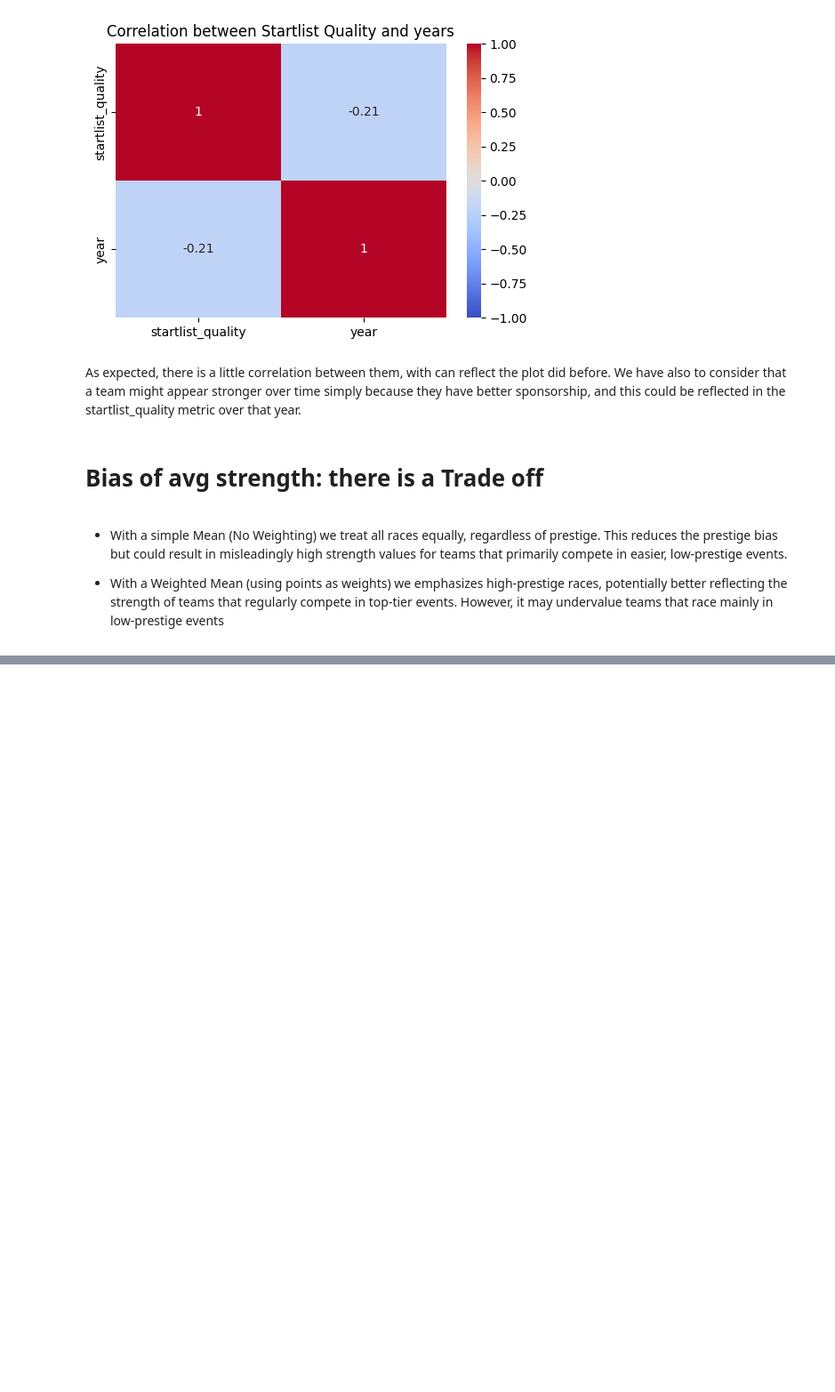
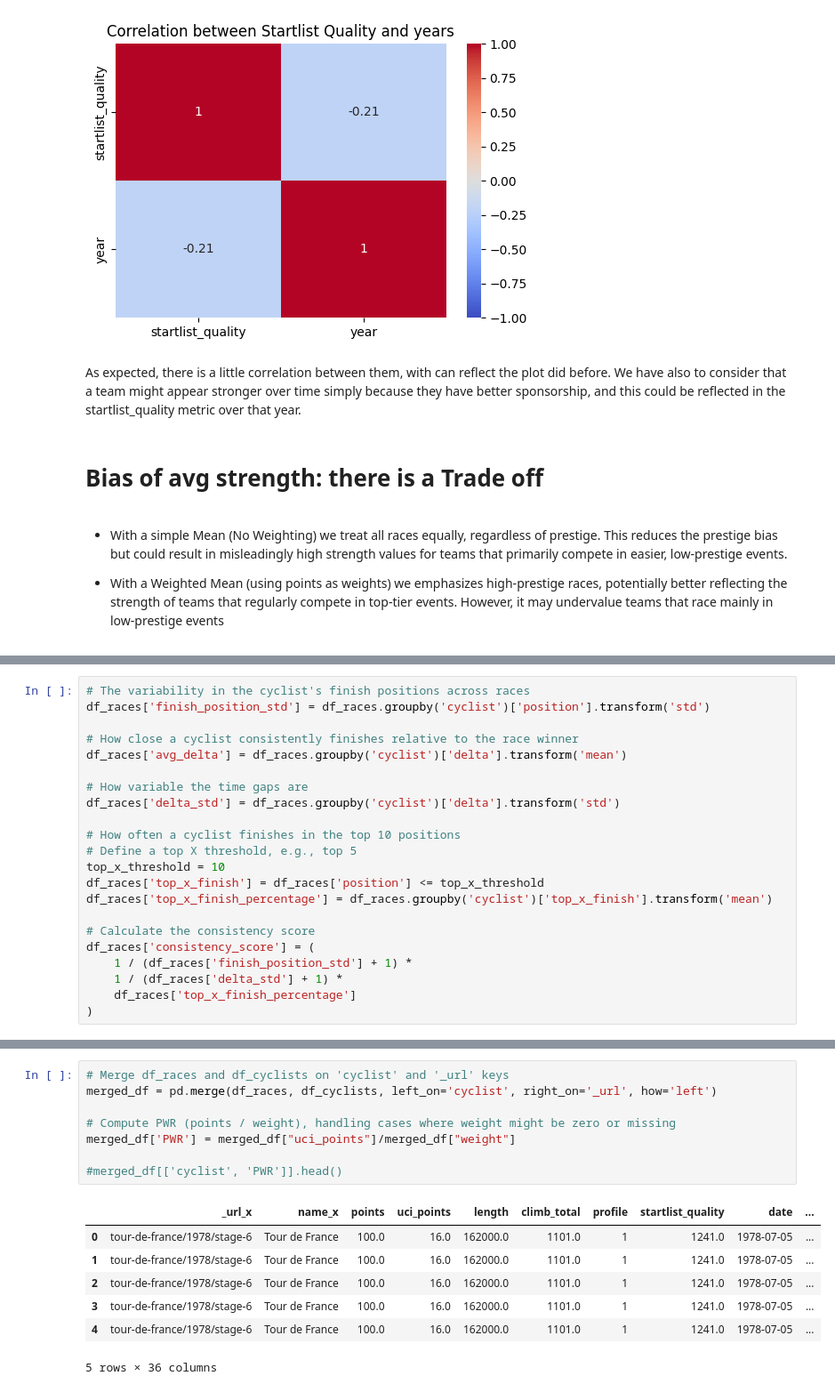
Before and after one commit to Dylan-Nico/Data-Mining-Cyclist-data, a Jupyter notebook: Feature_Enginering.ipynb, the cells around one changed output, grey strips where cells are left out. Shown: that part at 89% size. Saved outputs shown, nothing was run; the diff lists cells and outputs as text; blank space fills up the shorter version.

```diff
--- a/Feature_Enginering.ipynb
+++ b/Feature_Enginering.ipynb
@@ -334,0 +370,22 @@ As expected, there is a little correlation between them, with can reflect the pl
+# %%
+# The variability in the cyclist's finish positions across races
+df_races['finish_position_std'] = df_races.groupby('cyclist')['position'].transform('std')
+
+# How close a cyclist consistently finishes relative to the race winner
+df_races['avg_delta'] = df_races.groupby('cyclist')['delta'].transform('mean')
+
+# How variable the time gaps are
+df_races['delta_std'] = df_races.groupby('cyclist')['delta'].transform('std')
+
+# How often a cyclist finishes in the top 10 positions
+# Define a top X threshold, e.g., top 5
+top_x_threshold = 10
+df_races['top_x_finish'] = df_races['position'] <= top_x_threshold
+df_races['top_x_finish_percentage'] = df_races.groupby('cyclist')['top_x_finish'].transform('mean')
+
+# Calculate the consistency score
+df_races['consistency_score'] = (
+    1 / (df_races['finish_position_std'] + 1) *
+    1 / (df_races['delta_std'] + 1) *
+    df_races['top_x_finish_percentage']
+)
@@ -334,0 +396,16 @@ As expected, there is a little correlation between them, with can reflect the pl
+# %%
+# Merge df_races and df_cyclists on 'cyclist' and '_url' keys
+merged_df = pd.merge(df_races, df_cyclists, left_on='cyclist', right_on='_url', how='left')
+
+# Compute PWR (points / weight), handling cases where weight might be zero or missing
+merged_df['PWR'] = merged_df["uci_points"]/merged_df["weight"]
+
+#merged_df[['cyclist', 'PWR']].head()
+# %% [output]
+|  | _url_x | name_x | points | uci_points | length | climb_total | profile | startlist_quality | date | ... |
+| 0 | tour-de-france/1978/stage-6 | Tour de France | 100.0 | 16.0 | 162000.0 | 1101.0 | 1 | 1241.0 | 1978-07-05 | ... |
+| 1 | tour-de-france/1978/stage-6 | Tour de France | 100.0 | 16.0 | 162000.0 | 1101.0 | 1 | 1241.0 | 1978-07-05 | ... |
+| 2 | tour-de-france/1978/stage-6 | Tour de France | 100.0 | 16.0 | 162000.0 | 1101.0 | 1 | 1241.0 | 1978-07-05 | ... |
+| 3 | tour-de-france/1978/stage-6 | Tour de France | 100.0 | 16.0 | 162000.0 | 1101.0 | 1 | 1241.0 | 1978-07-05 | ... |
+| 4 | tour-de-france/1978/stage-6 | Tour de France | 100.0 | 16.0 | 162000.0 | 1101.0 | 1 | 1241.0 | 1978-07-05 | ... |
+5 rows × 36 columns
```
Also changed, not shown: parts of 13 cells of this notebook.
